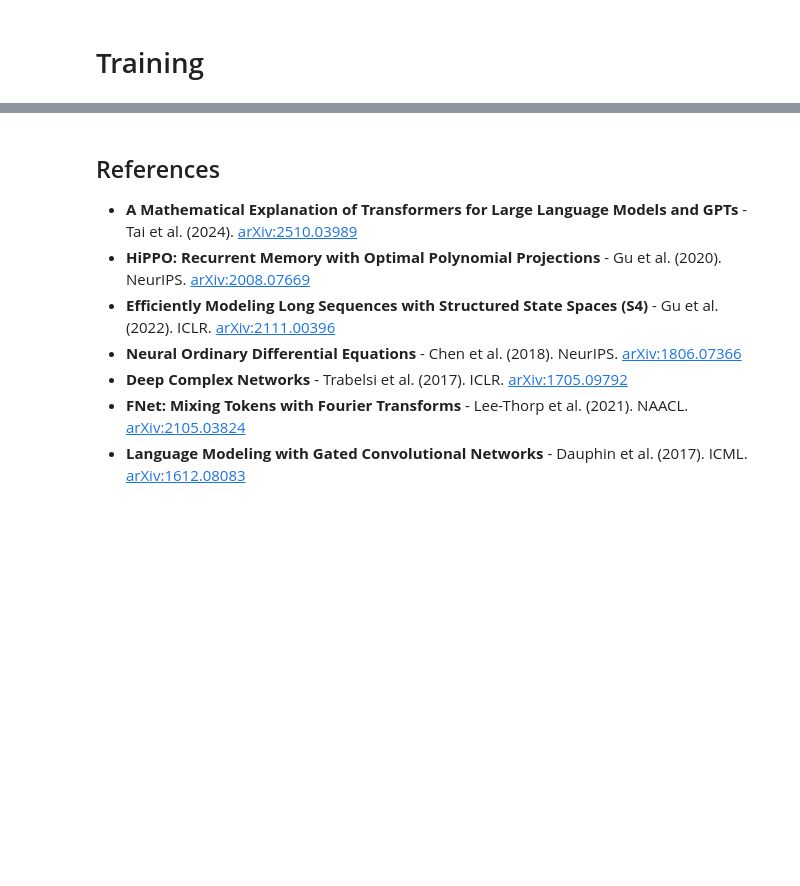
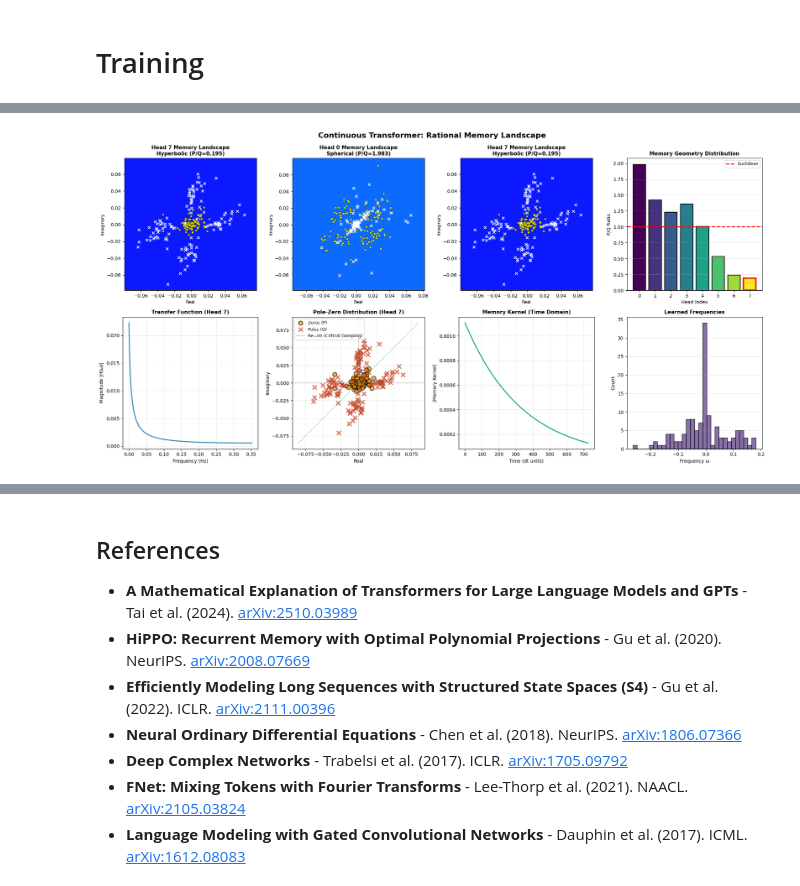
Before and after one commit to MidoriAppleCore/continuous-transformer, a Jupyter notebook: continuous_transformer.ipynb, the cells around one changed output, grey strips where cells are left out. Saved outputs shown, nothing was run; the diff lists cells and outputs as text; code cells hidden in the pictures; blank space fills up the shorter version.

```diff
--- a/continuous_transformer.ipynb
+++ b/continuous_transformer.ipynb
@@ -6,13 +6,12 @@ What if we take the Transformer to its continuous limit?
 DIM = 1024
 DEPTH = 6
 VOCAB_SIZE = 256
-USE_CHECKPOINT = True  # Gradient checkpointing
 
 # Training settings
 BASE_LR = 3e-4
 WEIGHT_DECAY = 0.01
 BATCH_SIZE = 1
-SEQ_LENGTH = 8192 # Character level
+SEQ_LENGTH = int(8192/2)  # Character level
 GRAD_CLIP = 1.0
 
 # Checkpoint settings
@@ -20,8 +19,8 @@ CHECKPOINT_EVERY = 1000
 PRINT_EVERY = 100
 
 # Generation settings
-GEN_LENGTH = 200
-GEN_TEMPERATURE = 0.8
+GEN_LENGTH = int(300)
+GEN_TEMPERATURE = 0.85
 GEN_TOP_P = 0.9
 # %%
 import torch
@@ -39,7 +38,7 @@ import mmap
 def prepare_tinystories_dataset(cache_dir='~/.cache/continuous_transformer'):
     """
     Download TinyStories dataset if needed.
-    Returns path to the text file - no preprocessing needed!
+    Returns path to the text file.
     """
     cache_dir = os.path.expanduser(cache_dir)
     os.makedirs(cache_dir, exist_ok=True)
@@ -292,8 +310,9 @@ def generate(model: nn.Module, prompt: str, device: str = 'cuda') -> None:
     print(f"\nGeneration: {prompt}", end="", flush=True)
 
     for _ in range(GEN_LENGTH):
-        ctx = torch.tensor([tokens[-1024:]], device=device)  # [1, L']
-        logits, _ = model(ctx)  # [1, L', V]
+        # Use consistent sequence length
+        ctx = torch.tensor([tokens[-SEQ_LENGTH:]], device=device)
+        logits, _ = model(ctx)  # [1, L, V]
 
         # Nucleus (top-p) sampling
         probs = torch.softmax(logits[0, -1] / GEN_TEMPERATURE, dim=-1)  # [V]
@@ -324,7 +555,9 @@ dataset = TinyStoriesDataset(data_path, seq_length=SEQ_LENGTH)
 dataloader = DataLoader(dataset, batch_size=BATCH_SIZE, shuffle=True)
 
 # Initialize model
-model = ContinuousTransformer(dim=DIM, depth=DEPTH, vocab=VOCAB_SIZE, use_checkpoint=USE_CHECKPOINT).to(device)
+print("Initializing Continuous Transformer")
+model = ContinuousTransformer(dim=DIM, depth=DEPTH, vocab=VOCAB_SIZE).to(device)
+
 params = sum(p.numel() for p in model.parameters())
 print(f"Parameters: {params/1e6:.2f}M")
 # %% [output]
@@ -433,0 +598,81 @@ Final checkpoint saved: continuous_transformer_step135211.pt
+# %%
+step = start_step
+try:
+    while True:
+        for batch_idx, (x, y) in enumerate(dataloader):
+            x = x.to(device)  # [B, L]
+            y = y.to(device)  # [B, L]
+
+            # Forward pass
+            logits, _ = model(x)  # [B, L, V]
+            loss = nn.CrossEntropyLoss()(logits.view(-1, VOCAB_SIZE), y.view(-1))
+
+            # Backward pass
+            opt.zero_grad()
+            loss.backward()
+
+            # Homeostatic learning rate adjustment
+            with torch.no_grad():
+                # Compute gradient statistics
+                grad_norm = sum(p.grad.norm()**2 for p in model.parameters() if p.grad is not None)**0.5
+
+                # Update exponential moving average of loss
+                if ema_loss is None:
+                    ema_loss = loss.item()
+                ema_loss = 0.95 * ema_loss + 0.05 * loss.item()
+
+                # Adaptive learning rate based on gradient stability
+                stability = 1.0 / (grad_norm.item() + 1e-6)
+                reactive_lr = BASE_LR / (1.0 + np.exp(-(stability - 0.5)))
+
+                # Update optimizer learning rate
+                for param_group in opt.param_groups:
+                    param_group['lr'] = reactive_lr
+
+            # Gradient clipping and optimization step
+            nn.utils.clip_grad_norm_(model.parameters(), GRAD_CLIP)
+            opt.step()
+
+            # Logging
+            if step % PRINT_EVERY == 0:
+                acc = (logits.argmax(-1) == y).float().mean()
+                epoch = step // len(dataloader)
+                batch_in_epoch = step % len(dataloader)
+
+                # Track P/Q ratio
+                with torch.no_grad():
+                    sqrt2_inv = 0.7071067811865476
+                    P_real = (model.P_radial + model.P_deviation) * sqrt2_inv
+                    P_imag = (model.P_radial - model.P_deviation) * sqrt2_inv
+                    Q_real = (model.Q_radial + model.Q_deviation) * sqrt2_inv
+                    Q_imag = (model.Q_radial - model.Q_deviation) * sqrt2_inv
+                    P_mag = (P_real**2 + P_imag**2).sqrt().mean().item()
+                    Q_mag = (Q_real**2 + Q_imag**2).sqrt().mean().item()
+                    curvature = P_mag / (Q_mag + 1e-6)
+
+                print(f"Step {step:05d} (Epoch {epoch}, Batch {batch_in_epoch}/{len(dataloader)}) | Loss: {loss.item():.4f} | Acc: {acc.item()*100:.1f}% | LR: {reactive_lr:.2e} | dt: {model.dt.item():.3f} | P/Q: {curvature:.3f}")
+
+            # Checkpointing and generation
+            if step % CHECKPOINT_EVERY == 0 and step > start_step:
+                generate(model, "Once upon a time", device=device)
+
+                # Visualize spectral dynamics
+                print("\n" + "="*60)
+                print("ANALYZING SPECTRAL DYNAMICS...")
+                print("="*60)
+                visualize_spectral_dynamics(model, device=device, seq_len=512)
+
+                torch.save(model.state_dict(), f"continuous_transformer_step{step:05d}.pt")
+                print(f"  Checkpoint saved: continuous_transformer_step{step:05d}.pt\n")
+
+            step += 1
+
+except KeyboardInterrupt:
+    print("\nTraining interrupted by user")
+    print(f"Final step: {step}")
+
+    # Save final checkpoint
+    final_checkpoint = f"continuous_transformer_step{step:05d}.pt"
+    torch.save(model.state_dict(), final_checkpoint)
+    print(f"Final checkpoint saved: {final_checkpoint}")
+# %% [output]
@@ -433,0 +698 @@ Final checkpoint saved: continuous_transformer_step135211.pt
+[figure, added]
```
Also changed, not shown: parts of 8 cells of this notebook.
